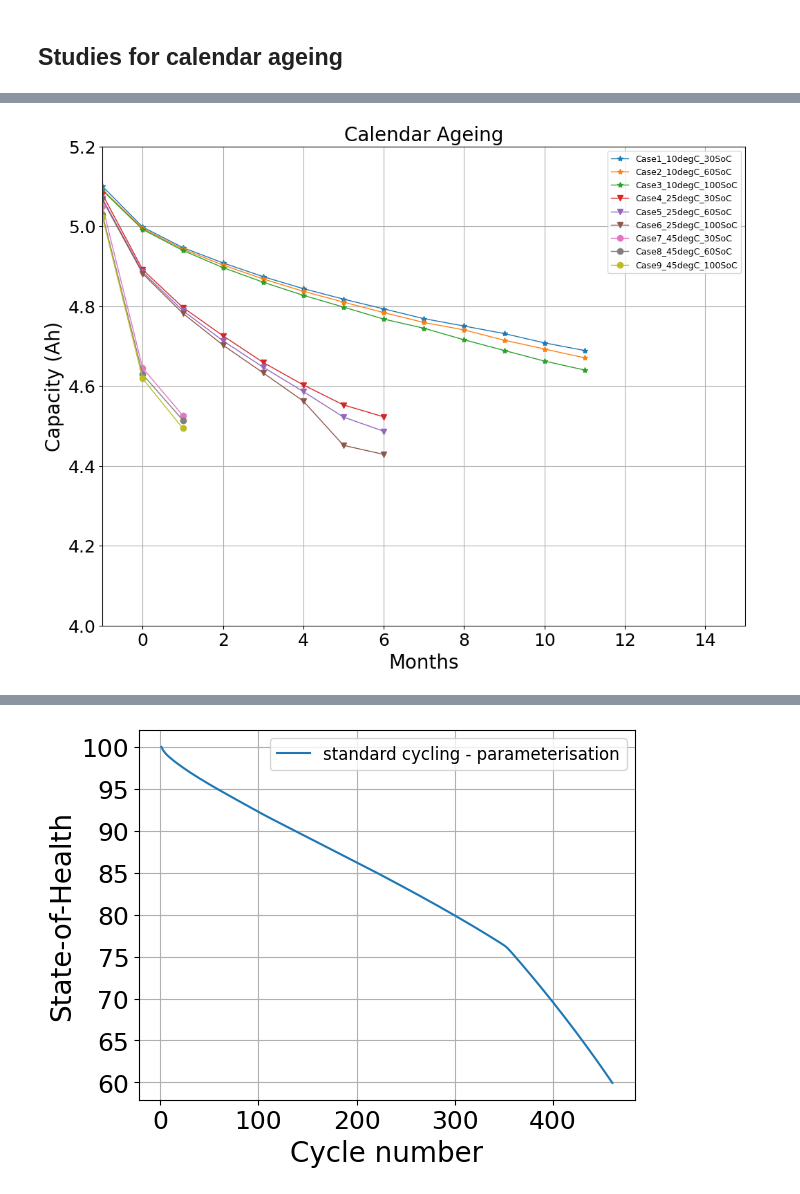
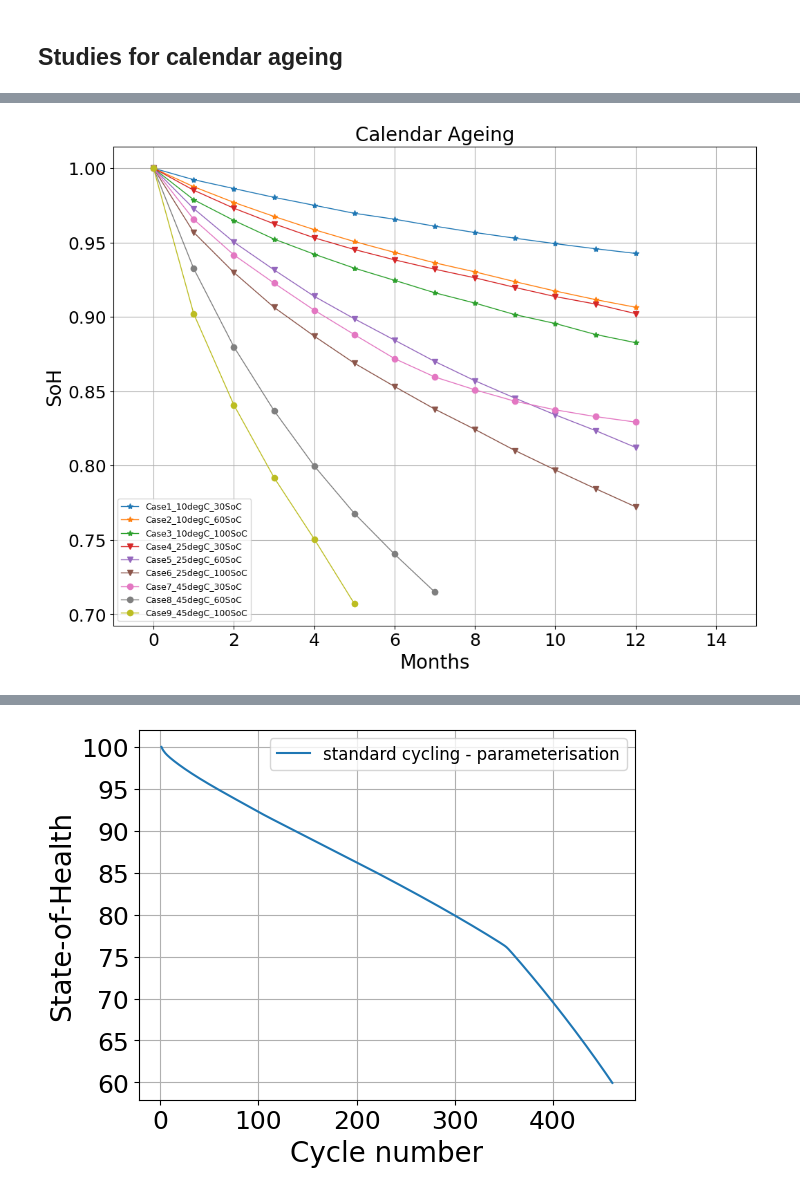
Before and after one commit to ganmadche/PyBaMMlocal, a Jupyter notebook: wip/paperKneedfn2026_calendarStudies.ipynb, the cells around one changed output, grey strips where cells are left out. Cells and saved outputs as stored; diff of their text form; code cells hidden in the pictures.

```diff
--- a/wip/paperKneedfn2026_calendarStudies.ipynb
+++ b/wip/paperKneedfn2026_calendarStudies.ipynb
@@ -22,14 +22,17 @@ parameter_values.update({"Negative electrode OCP entropic change [V.K-1]": -0.00
 # %%
 def ec_diffusivity(T_amb):
     D_sj = 2.5e-22*4*10*3
-    EaD = 20000
+    EaD = 10000
     arrhenius = np.exp(EaD / pybamm.constants.R *(1/ 298.15 - 1/ T_amb))
     return D_sj * arrhenius
 parameter_values.update({"EC diffusivity [m2.s-1]": ec_diffusivity})
 # %%
 #sei parameters update
-parameter_values.update({"SEI kinetic rate constant [m.s-1]": 1e-12*0.002*3})
-parameter_values.update({"SEI growth activation energy [J.mol-1]": 38000.0})
+parameter_values.update({"SEI kinetic rate constant [m.s-1]": 1e-12*0.002*0.5})
+parameter_values.update({"SEI growth activation energy [J.mol-1]": 48000.0,
+                         "SEI partial molar volume [m3.mol-1]": 9.585e-05*0.4,
+                         "SEI resistivity [Ohm.m]": 200000.0
+                         })
 # %%
 # LAM parameters update
 
@@ -134,7 +137,7 @@ time_per_cycle = 24/cycles_per_day #in hours
 crate_ref = 0.1
 period_charge_discharge = 5
 period_rest = 60
-safe_solver = pybamm.IDAKLUSolver() #mode="safe", ,  dt_max= dt_max
+safe_solver = pybamm.IDAKLUSolver(options={"dt_max": 50}) #mode="safe", ,  dt_max= dt_max
 
 
 simcase_list = []
@@ -254,7 +256,7 @@ for m in range(3): #33,49, #range(27,54):#: #range(5): #
     soc_case = df3["SoC"][n]*0.01
 
     df4 = pd.read_csv(f"{current_directory}/paperstudies2026/calendarStudies/Case{simcase}_{tempC_case}degC_{soc_case*100}SoC_{days_per_month}calendardays_percycle.csv")
-    plt.plot(df4["Months"]-1, df4["Capacity"]*1,marker='*', markevery=1,linewidth=1, label =f"Case{simcase}_{tempC_case}degC_{int(soc_case*100)}SoC")
+    plt.plot(df4["Months"], df4["Capacity"]/ df4["Capacity"][0]*1,marker='*', markevery=1,linewidth=1, label =f"Case{simcase}_{tempC_case}degC_{int(soc_case*100)}SoC")
 
 for m in range(3,6): #33,49, #range(27,54):#: #range(5): #
 
@@ -265,42 +267,42 @@ for m in range(3,6): #33,49, #range(27,54):#: #range(5): #
     soc_case = df3["SoC"][n]*0.01
 
     df4 = pd.read_csv(f"{current_directory}/paperstudies2026/calendarStudies/Case{simcase}_{tempC_case}degC_{soc_case*100}SoC_{days_per_month}calendardays_percycle.csv")
-    plt.plot(df4["Months"]-1, df4["Capacity"]*1,marker='v', markevery=1,linewidth=1, label =f"Case{simcase}_{tempC_case}degC_{int(soc_case*100)}SoC")
+    plt.plot(df4["Months"], df4["Capacity"]/df4["Capacity"][0]*1,marker='v', markevery=1,linewidth=1, label =f"Case{simcase}_{tempC_case}degC_{int(soc_case*100)}SoC")
 
 for m in range(6,9): #33,49, #range(27,54):#: #range(5): #
 
     n = m
     tempC_case = df3["Temperature"][n]
     simcase = df3["Case"][n]
 
     soc_case = df3["SoC"][n]*0.01
 
     df4 = pd.read_csv(f"{current_directory}/paperstudies2026/calendarStudies/Case{simcase}_{tempC_case}degC_{soc_case*100}SoC_{days_per_month}calendardays_percycle.csv")
-    plt.plot(df4["Months"]-1, df4["Capacity"]*1,marker='o', markevery=1,linewidth=1, label =f"Case{simcase}_{tempC_case}degC_{int(soc_case*100)}SoC")
+    plt.plot(df4["Months"], df4["Capacity"]/df4["Capacity"][0]*1,marker='o', markevery=1,linewidth=1, label =f"Case{simcase}_{tempC_case}degC_{int(soc_case*100)}SoC")
 
 # for m in [59,65,67,69,71,77,81]: #range(27,54):#: #range(5): #
 #     b= b+1
 #     n = m-1
 #     tempC_case = df3["Temperature"][n]
 #     simcase = df3["Case"][n]
 #     dod_case = df3["DoD"][n]*0.01
 #     soc_case = df3["SoC"][n]*0.01
 #     crate = df3["C_rate"][n]
 #     df4 = pd.read_csv(f"{current_directory}/FIstudies/Case{simcase}_{tempC_case}degC_{crate}C_{soc_case*100}SoC_{dod_case*100}DoD_{cycles_per_day}cycle.csv")
 #     plt.plot(df4["Days"], df4["Capacity Retention"]*100,marker='o', markevery=50,linewidth=1, label =f"Case{b}_{tempC_case}degC_{crate}C_{int(soc_case*100)}SoC_{int(dod_case*100)}DoD")
 
 plt.xlabel('Months',fontsize=20)
-plt.ylabel('Capacity (Ah)',fontsize=20)
+plt.ylabel('SoH',fontsize=20)
 plt.title('Calendar Ageing',fontsize=20)
-plt.ylim([4.0, 5.2])
+#plt.ylim([0.6, 1.05])
 plt.xlim([-1, 15])
 plt.legend(fontsize=9)
 plt.xticks(fontsize=18)
 plt.yticks(fontsize=18)
 plt.grid(True)
 plt.show()
 # %% [output]
-[figure, old version]
+[figure, new version]
 # %%
 df3 = pd.read_csv(f"{current_directory}/paperstudies2026/calendarStudies/Cases_for_Calendar_ageing.csv")
 cycles_per_day =1
```
Also changed, not shown: parts of 3 cells of this notebook, 3 other files.
